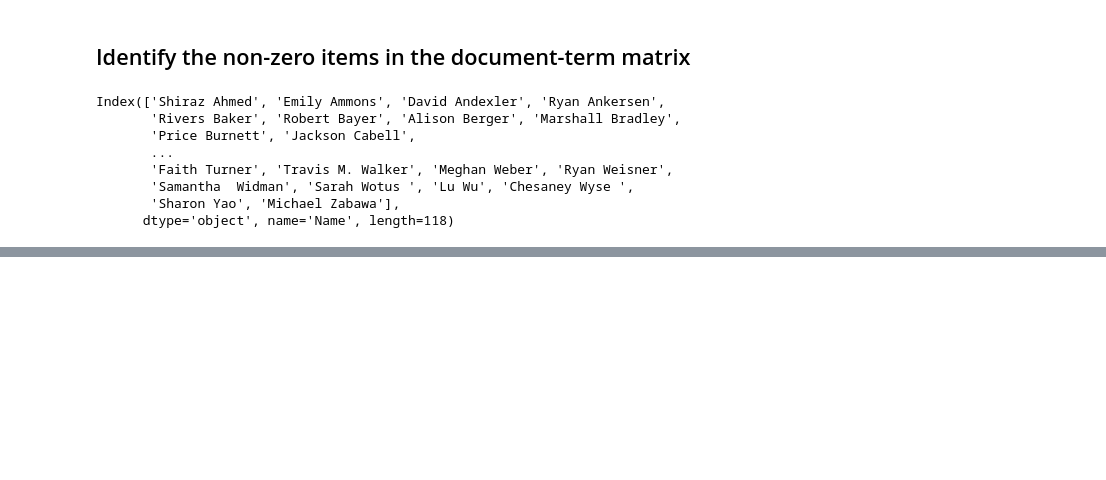
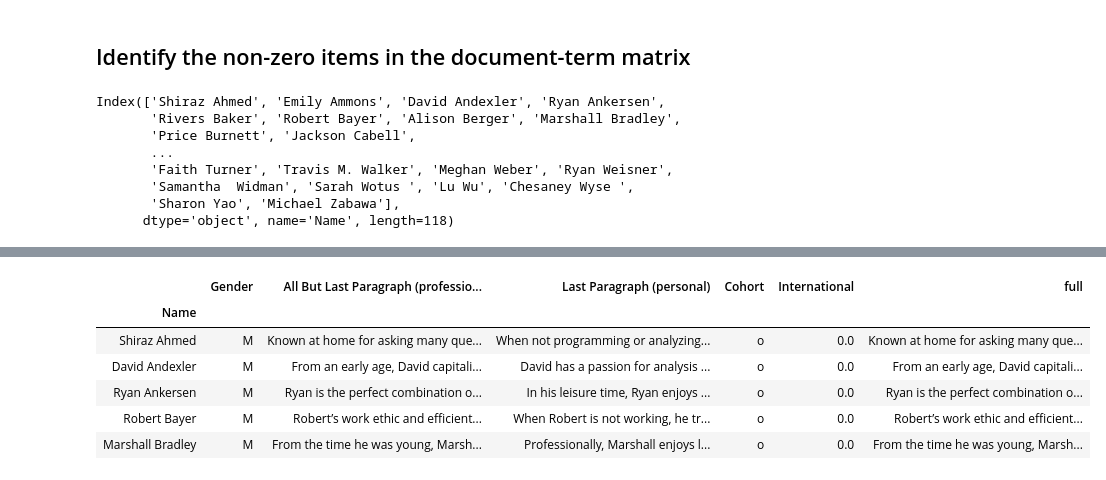
Before and after one commit to luwu29/IAA_profiles, a Jupyter notebook: iaa_2.ipynb, the cells around one changed output, grey strips where cells are left out. Cells and saved outputs as stored; diff of their text form; code cells hidden in the pictures; blank space fills up the shorter version.

```diff
--- a/iaa_2.ipynb
+++ b/iaa_2.ipynb
@@ -203,0 +206,2 @@ data_unique_sort.to_csv(r'uniquewords_2.csv')
+# %%
+profile_n=profile[(profile['International']==0) & (profile['Gender']=='M' )]
@@ -203,0 +239,10 @@ data_unique_sort.to_csv(r'uniquewords_2.csv')
+# %%
+profile_n.head()
+# %% [output]
+|  | Gender | All But Last Paragraph (professio... | Last Paragraph (personal) | Cohort | International | full |
+| Name |  |  |  |  |  |  |
+| Shiraz Ahmed | M | Known at home for asking many que... | When not programming or analyzing... | o | 0.0 | Known at home for asking many que... |
+| David Andexler | M | From an early age, David capitali... | David has a passion for analysis ... | o | 0.0 | From an early age, David capitali... |
+| Ryan Ankersen | M | Ryan is the perfect combination o... | In his leisure time, Ryan enjoys ... | o | 0.0 | Ryan is the perfect combination o... |
+| Robert Bayer | M | Robert’s work ethic and efficient... | When Robert is not working, he tr... | o | 0.0 | Robert’s work ethic and efficient... |
+| Marshall Bradley | M | From the time he was young, Marsh... | Professionally, Marshall enjoys l... | o | 0.0 | From the time he was young, Marsh... |
```
Also changed, not shown: parts of 5 cells of this notebook.
